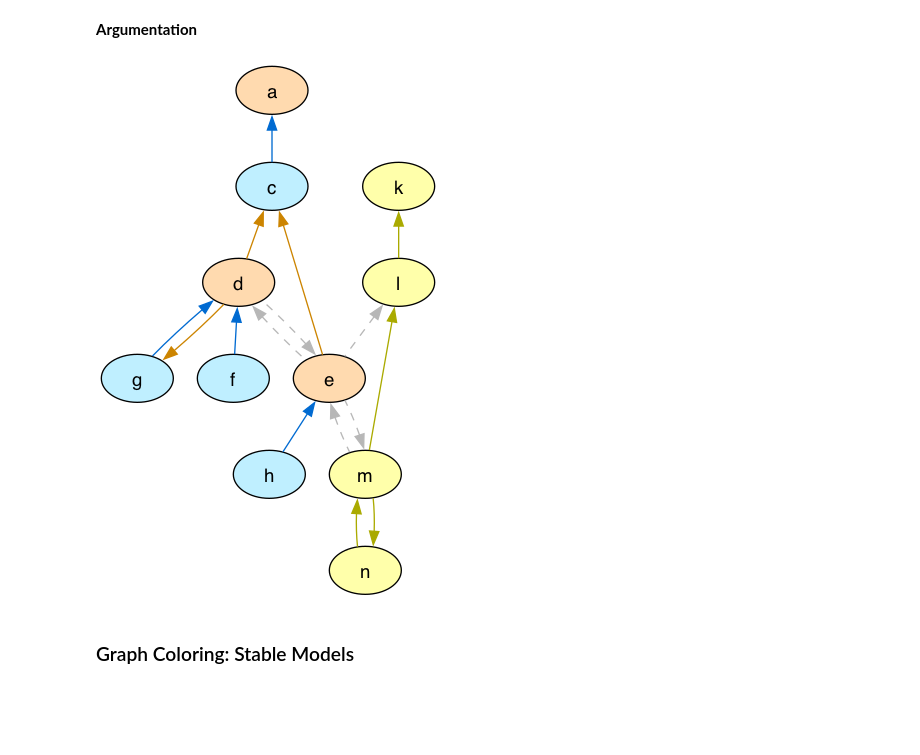
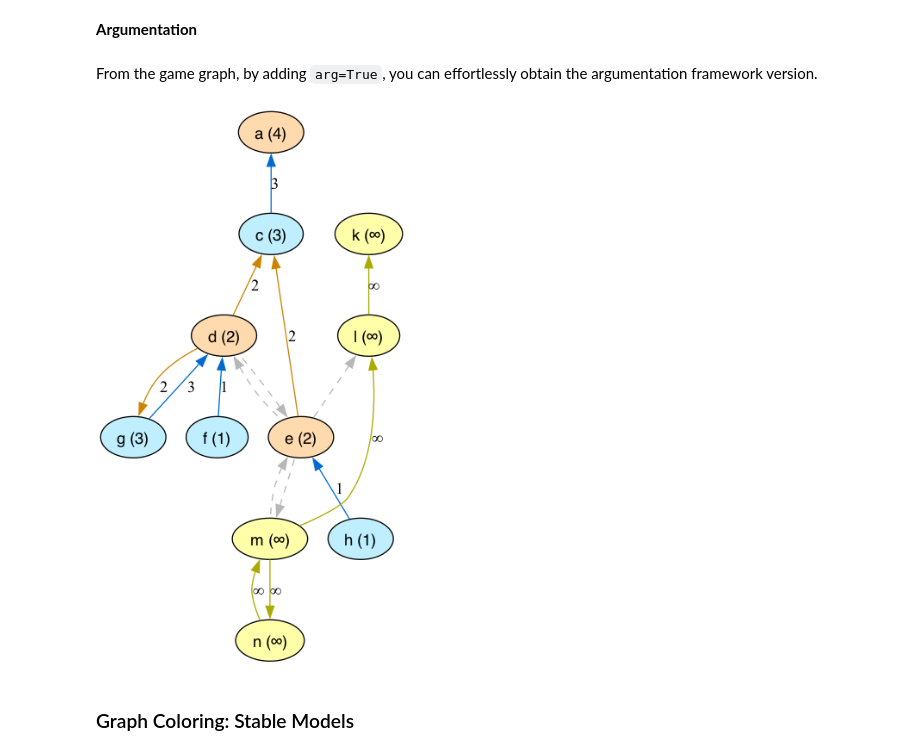
Before and after one commit to idaks/Games-and-Argumentation, a Jupyter notebook: lib/Tutorial.ipynb, the cells around one changed output. Drawn from its saved outputs; the diff is of its cells as text; code cells hidden in the pictures; blank space fills up the shorter version.

Commit message:
add node_labels

```diff
--- a/lib/Tutorial.ipynb
+++ b/lib/Tutorial.ipynb
@@ -194,30 +227,33 @@ Image("graphs/game_graph_colored.png")
 # %% [markdown]
 **Argumentation**
+# %% [markdown]
+From the game graph, by adding `arg=True`, you can effortlessly obtain the argumentation framework version.
 # %%
 arg_node_color_wfs = {
     "accepted": "blue",
     "defeated": "orange",
     "undefined": "yellow",
 }
 arg_edge_color_wfs = {
     ("blue", "blue"): "gray",
     ("blue", "yellow"): "gray",
     ("yellow", "blue"): "gray",
     ("yellow", "yellow"): "yellow",
     ("blue", "orange"): "blue",
     ("orange", "blue"): "orange",
 }
 visualize_wfs(
     "files/plain_wm_graph.dlv",
     "arg",
     arg_node_color_wfs,
     arg_edge_color_wfs,
     arg=True,
-    # show_label=True  #if you want you show the labels
+    show_edge_label=True,
+    show_node_label=True
 )
 Image("graphs/arg_graph_colored.png")
 # %% [output]
-[figure, old version]
+[figure, new version]
 # %% [markdown]
 ### Graph Coloring: Stable Models
 # %% [markdown]
```
Also changed, not shown: parts of 7 cells of this notebook, 20 other files.
